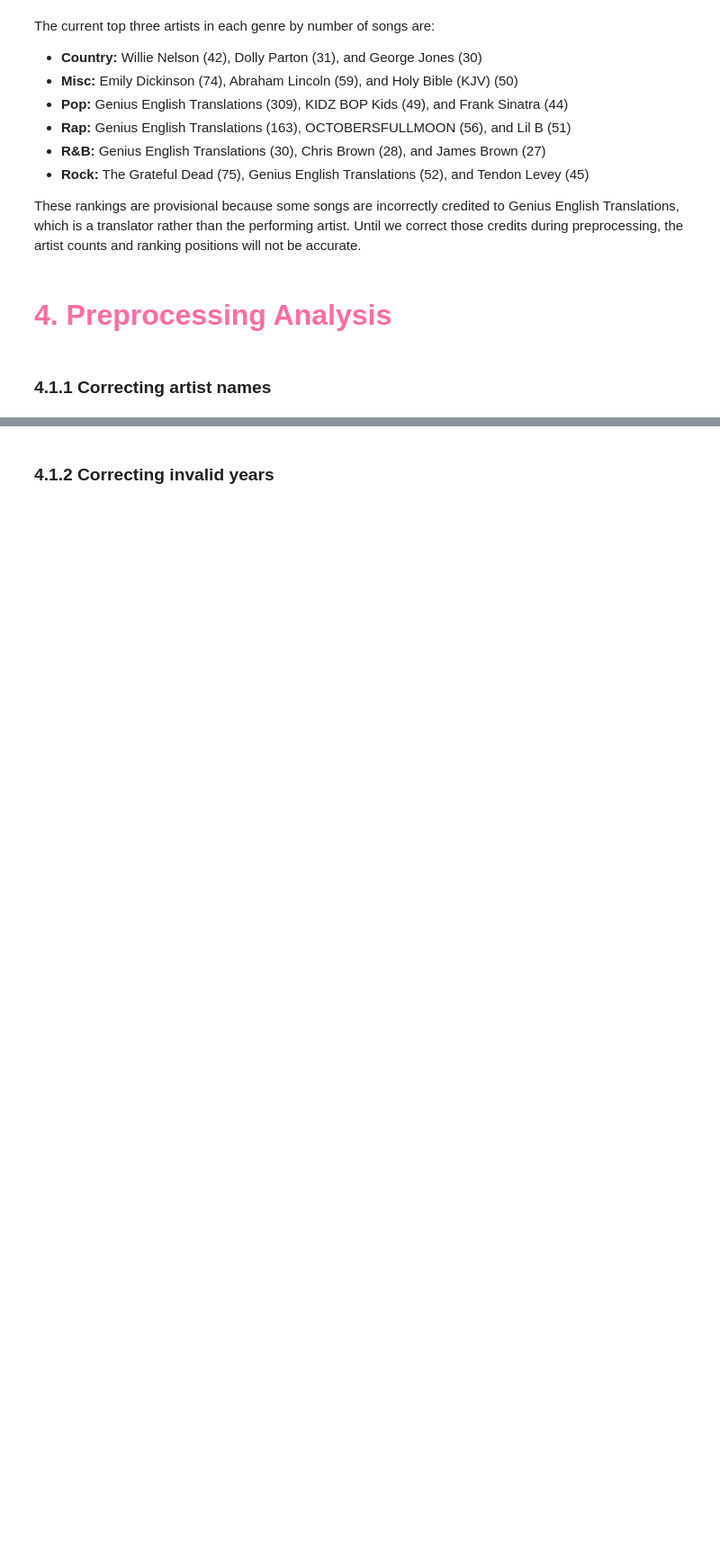
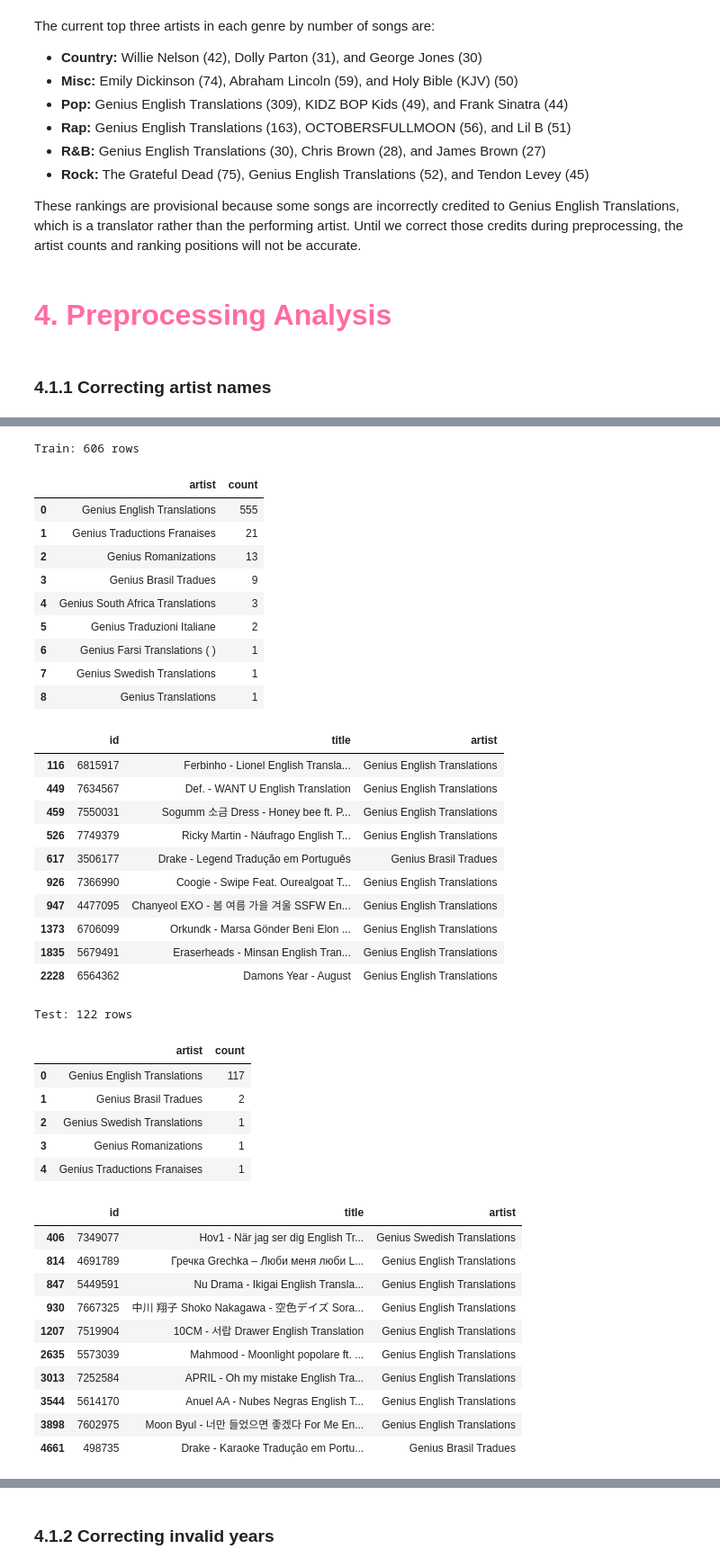
Before and after one commit to jnfpm/Text-Mining-, a Jupyter notebook: EDA.ipynb, the cells around one changed output, grey strips where cells are left out. Shown at 90% size. Saved outputs shown, nothing was run; the diff lists cells and outputs as text; code cells hidden in the pictures; blank space fills up the shorter version.

```diff
--- a/EDA.ipynb
+++ b/EDA.ipynb
@@ -855,0 +819,68 @@ Test  — Genius English Translations: 0  | NaN: 5
+# %%
+translation_account_pattern = (
+    r'(?i)\bgenius\b.*\b(?:translat\w*|trad\w*|romaniz\w*|romanis\w*|transliter\w*)\b')
+# %%
+train_translation_mask = X_train['artist'].str.contains(
+    translation_account_pattern, na=False, regex=True
+) #checking which rows have artists that are translation accounts in train
+test_translation_mask = X_test['artist'].str.contains(
+    translation_account_pattern, na=False, regex=True
+) #checking which rows have artists that are translation accounts in test
+
+#extracting this specififc info about those rows so we can visualize them and chek if there's a pattern
+train_miss_artists = X_train.loc[
+    train_translation_mask, ['id', 'title', 'artist']
+]
+test_miss_artists = X_test.loc[
+    test_translation_mask, ['id', 'title', 'artist']
+]
+
+
+print(f"Train: {len(train_miss_artists)} rows")
+display(train_miss_artists['artist'].value_counts().rename_axis('artist').reset_index(name='count'))
+display(train_miss_artists.head(10))
+
+print(f"Test: {len(test_miss_artists)} rows")
+display(test_miss_artists['artist'].value_counts().rename_axis('artist').reset_index(name='count'))
+display(test_miss_artists.head(10))
+# %% [output]
+Train: 606 rows
+|  | artist | count |
+| 0 | Genius English Translations | 555 |
+| 1 | Genius Traductions Franaises | 21 |
+| 2 | Genius Romanizations | 13 |
+| 3 | Genius Brasil Tradues | 9 |
+| 4 | Genius South Africa Translations | 3 |
+| 5 | Genius Traduzioni Italiane | 2 |
+| 6 | Genius Farsi Translations ( ) | 1 |
+| 7 | Genius Swedish Translations | 1 |
+| 8 | Genius Translations | 1 |
+|  | id | title | artist |
+| 116 | 6815917 | Ferbinho - Lionel English Transla... | Genius English Translations |
+| 449 | 7634567 | Def. - WANT U English Translation | Genius English Translations |
+| 459 | 7550031 | Sogumm 소금 Dress - Honey bee ft. P... | Genius English Translations |
+| 526 | 7749379 | Ricky Martin - Náufrago English T... | Genius English Translations |
+| 617 | 3506177 | Drake - Legend Tradução em Português | Genius Brasil Tradues |
+| 926 | 7366990 | Coogie - Swipe Feat. Ourealgoat T... | Genius English Translations |
+| 947 | 4477095 | Chanyeol EXO - 봄 여름 가을 겨울 SSFW En... | Genius English Translations |
+| 1373 | 6706099 | Orkundk - Marsa Gönder Beni Elon ... | Genius English Translations |
+| 1835 | 5679491 | Eraserheads - Minsan English Tran... | Genius English Translations |
+| 2228 | 6564362 | Damons Year - August | Genius English Translations |
+Test: 122 rows
+|  | artist | count |
+| 0 | Genius English Translations | 117 |
+| 1 | Genius Brasil Tradues | 2 |
+| 2 | Genius Swedish Translations | 1 |
+| 3 | Genius Romanizations | 1 |
+| 4 | Genius Traductions Franaises | 1 |
+|  | id | title | artist |
+| 406 | 7349077 | Hov1 - När jag ser dig English Tr... | Genius Swedish Translations |
+| 814 | 4691789 | Гречка Grechka – Люби меня люби L... | Genius English Translations |
+| 847 | 5449591 | Nu Drama - Ikigai English Transla... | Genius English Translations |
+| 930 | 7667325 | 中川 翔子 Shoko Nakagawa - 空色デイズ Sora... | Genius English Translations |
+| 1207 | 7519904 | 10CM - 서랍 Drawer English Translation | Genius English Translations |
+| 2635 | 5573039 | Mahmood - Moonlight popolare ft. ... | Genius English Translations |
+| 3013 | 7252584 | APRIL - Oh my mistake English Tra... | Genius English Translations |
+| 3544 | 5614170 | Anuel AA - Nubes Negras English T... | Genius English Translations |
+| 3898 | 7602975 | Moon Byul - 너만 들었으면 좋겠다 For Me En... | Genius English Translations |
+| 4661 | 498735 | Drake - Karaoke Tradução em Portu... | Genius Brasil Tradues |
```
Also changed, not shown: parts of 33 cells of this notebook, 1 other file.
